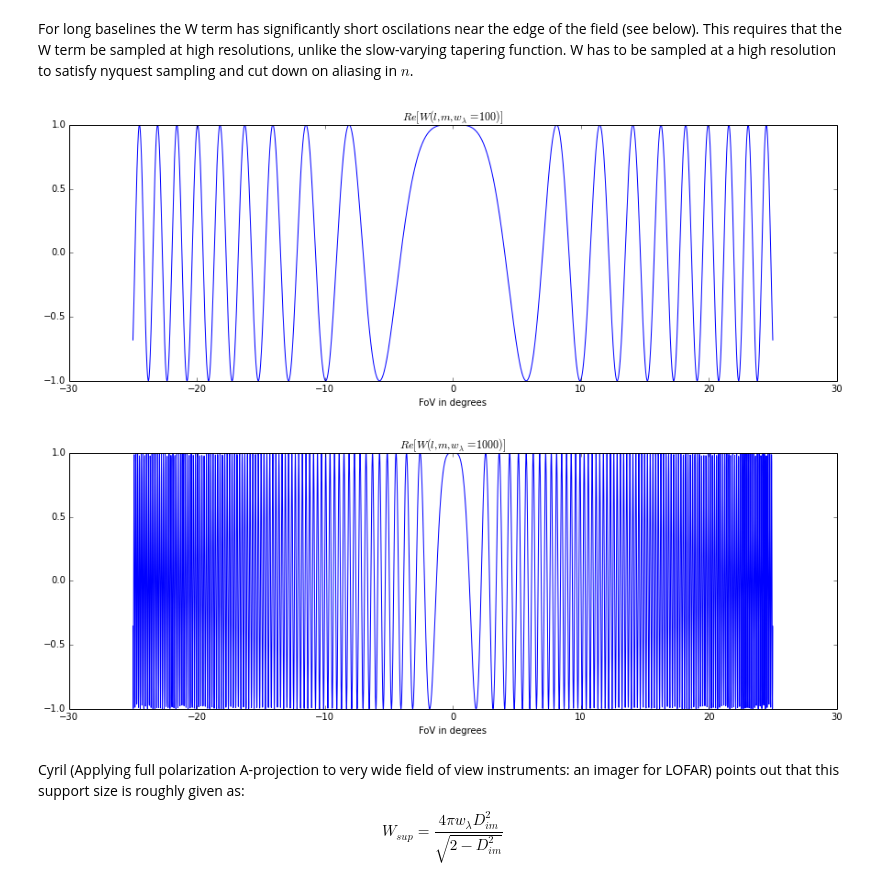
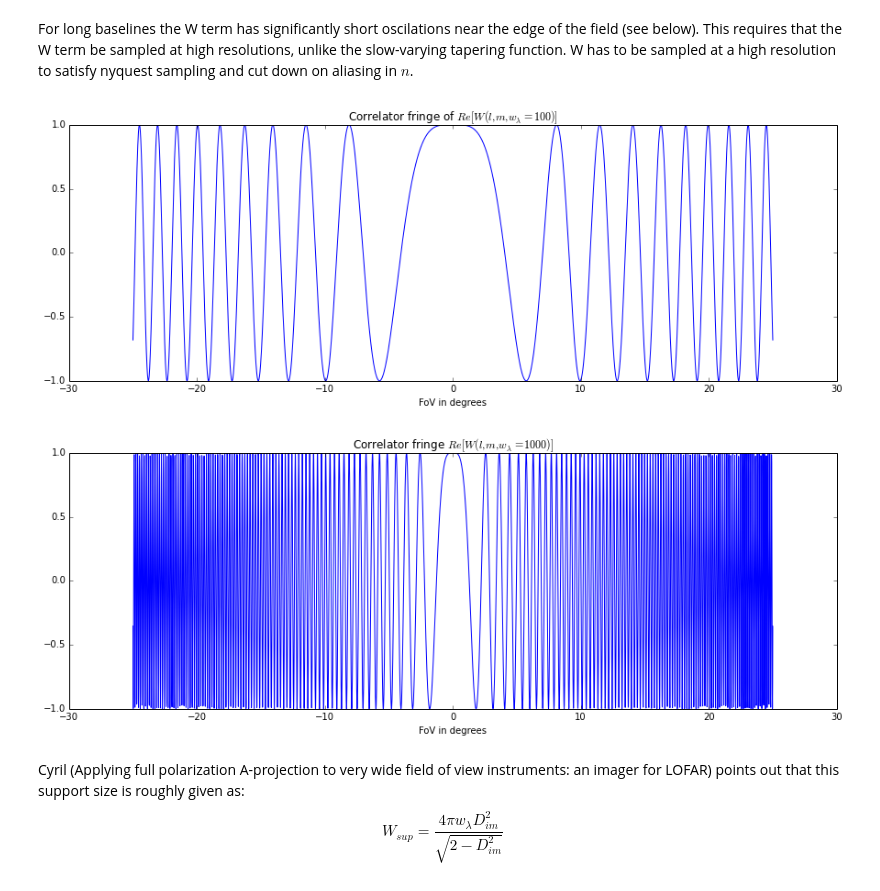
Before and after one commit to ratt-ru/bullseye, a Jupyter notebook: writing_and_wiki/notebooks/Convolution Kernels.ipynb, the cells around one changed output. Cells and saved outputs as stored; diff of their text form; code cells hidden in the pictures.

```diff
--- a/writing_and_wiki/notebooks/Convolution Kernels.ipynb
+++ b/writing_and_wiki/notebooks/Convolution Kernels.ipynb
@@ -47,21 +48,21 @@ For long baselines the W term has significantly short oscilations near the edge
 # %%
 theta_max = np.deg2rad(25)
 samp = 4096
 theta = np.linspace(-theta_max,theta_max,samp)
 l = np.sin(theta)#*cos(phi_0 = 0) = 1
 n_min_1 = np.sqrt(1 - l**2) - 1
 plt.figure(figsize=(15, 5),dpi=300)
-plt.title("$Re[W(l,m,w_\lambda=100)]$")
+plt.title("Correlator fringe of $Re[W(l,m,w_\lambda=100)]$")
 plt.xlabel("FoV in degrees")
 plt.plot(np.rad2deg(theta),np.cos(2*np.pi*n_min_1*100))
 plt.figure(figsize=(15, 5),dpi=300)
-plt.title("$Re[W(l,m,w_\lambda=1000)]$")
+plt.title("Correlator fringe $Re[W(l,m,w_\lambda=1000)]$")
 plt.xlabel("FoV in degrees")
 plt.plot(np.rad2deg(theta),np.cos(2*np.pi*n_min_1*1000))
 plt.show()
 # %% [output]
-[figure, old version]
+[figure, new version]
-[figure, old version]
+[figure, new version]
 # %% [markdown]
 Cyril (Applying full polarization A-projection to very wide field of view instruments: an imager for LOFAR) points out that this support size is roughly given as:
 \begin{equation}
```
Also changed, not shown: parts of 3 cells of this notebook.
